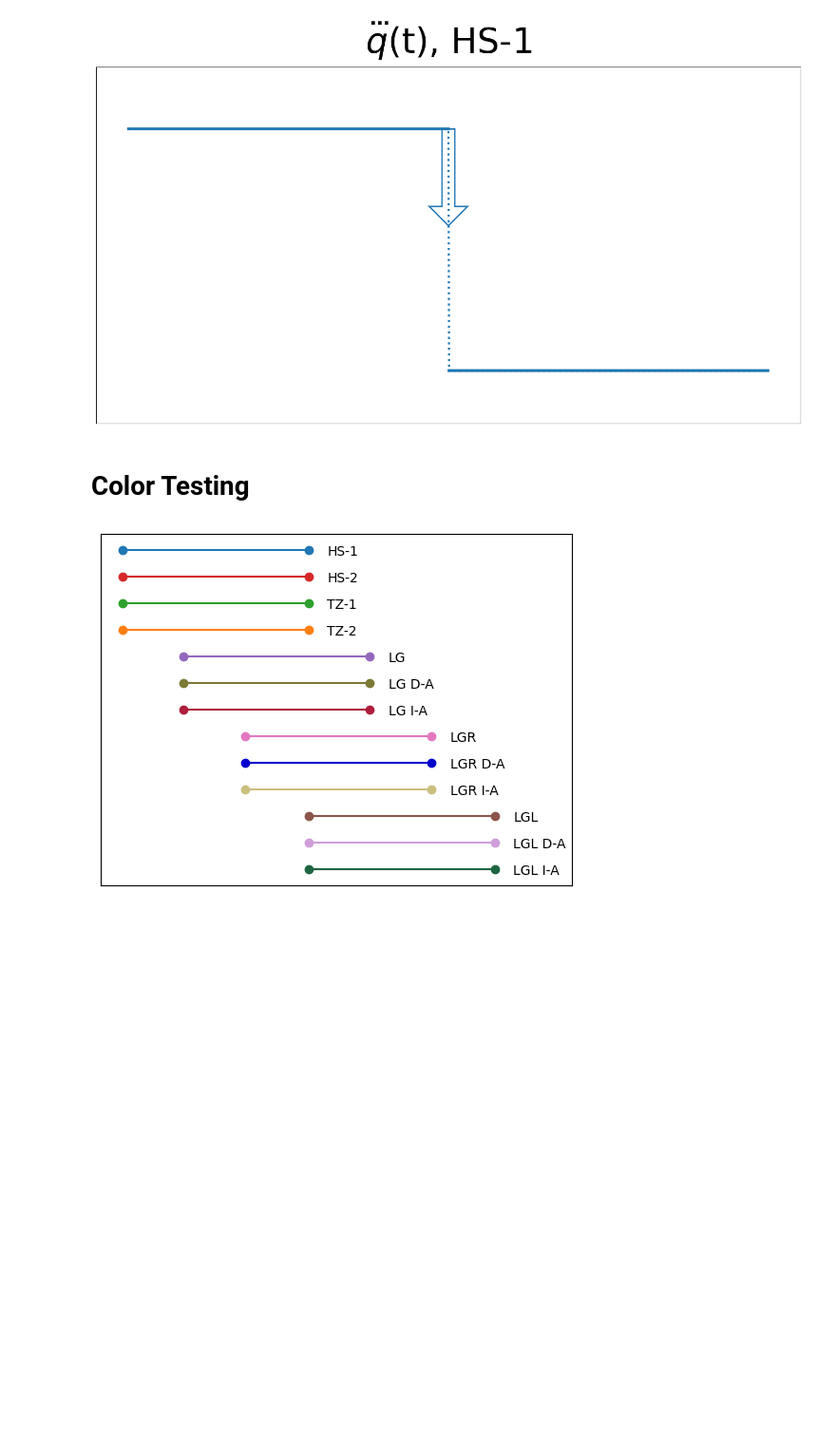
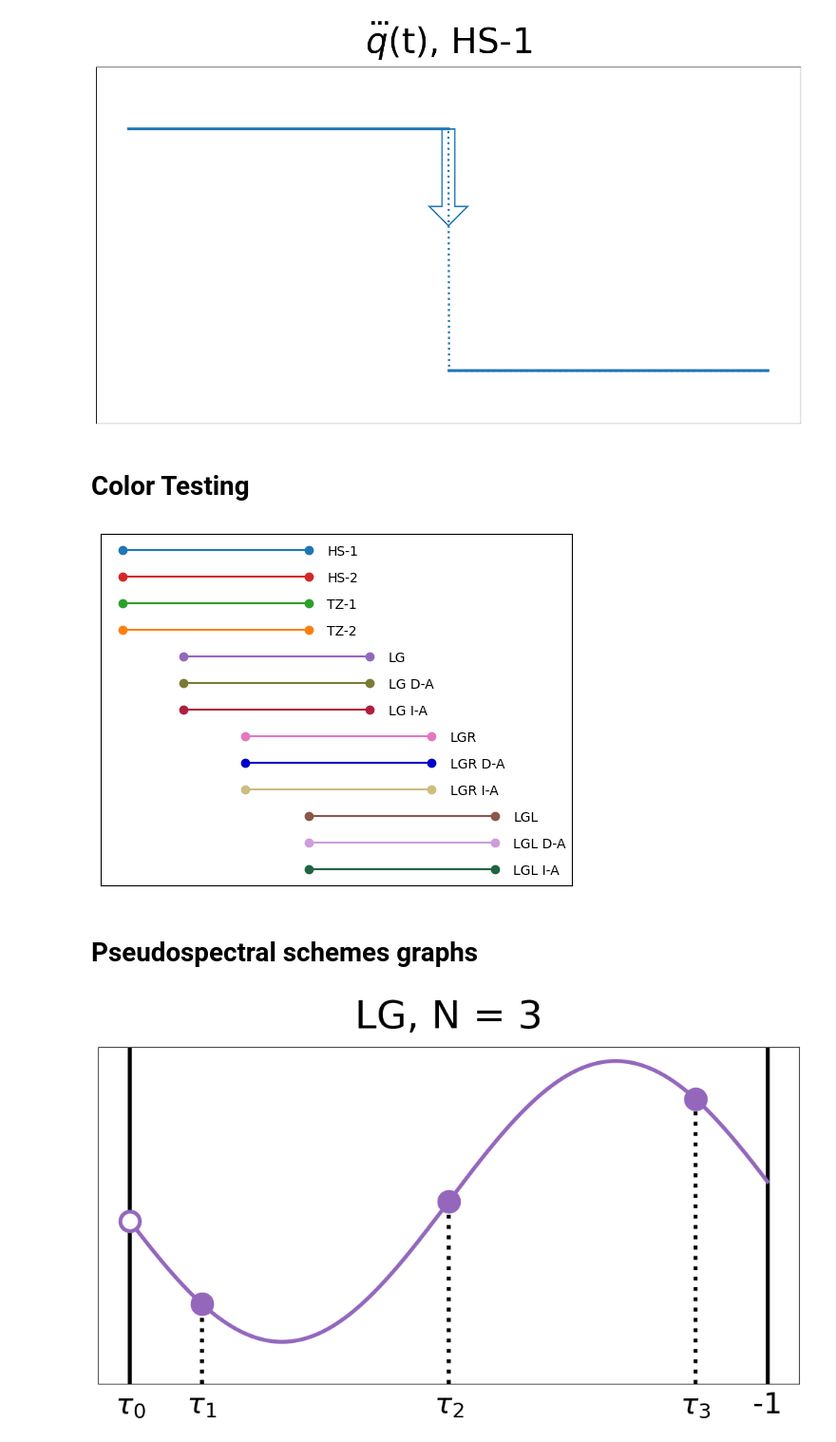
Before and after one commit to AunSiro/Cosejas_IRI, a Jupyter notebook: Casadi/sinthetic data for graphs.ipynb, the cells around one changed output. Shown at 95% size. Drawn from its saved outputs; the diff is of its cells as text; code cells hidden in the pictures; blank space fills up the shorter version.

Commit message:
graficas de esquemas pseudospectrales en sinthetic graphs

```diff
--- a/Casadi/sinthetic data for graphs.ipynb
+++ b/Casadi/sinthetic data for graphs.ipynb
@@ -928,3 +928,8 @@ plt.savefig('color_palette_thesis.png')
 [figure]
 # %%
 sch
+# %% [markdown]
+# Pseudospectral schemes graphs
+# %%
+t_arr = np.linspace(-1,1,500)
+y_arr = np.sin(t_arr*3)
@@ -930,0 +958,66 @@ sch
+# %%
+linewidth = 4
+marker_size = 20
+titlesize = 40
+plt.rcParams['axes.titlepad'] = 20
+save = True
+save_format = 'pdf'
+# %%
+scheme = 'LG'
+
+plt.figure(figsize=oct_fig_size)
+plt.title(scheme + ', N = 3', fontsize=titlesize)
+plt.tight_layout(pad=0.0)
+
+
+plt.vlines([-1,1], [-1.3, -1.3], [1.1,1.1],
+          lw = linewidth,
+          color = 'k')
+plt.vlines(lg_col, -1.3*np.ones_like(lg_col), lg_col_y,
+          lw = linewidth,
+          color = 'k',
+          ls = ':')
+
+plt.plot(t_arr, y_arr,
+         c = sch_to_color(scheme),
+         lw = linewidth
+        )
+plt.plot(lg_nod, lg_nod_y,'o' ,
+         mec = sch_to_color(scheme),
+         ms = marker_size,
+         mfc = 'w',
+         mew = linewidth
+        )
+
+plt.plot(lg_col, lg_col_y,'o' ,
+         mec = sch_to_color(scheme),
+         ms = marker_size,
+         mew = linewidth,
+         mfc = sch_to_color(scheme),
+        )
+plt.ylim(-1.3, 1.1)
+plt.tick_params(
+        axis='both',          # changes apply to the x-axis
+        which='both',      # both major and minor ticks are affected
+        bottom=False,      # ticks along the bottom edge are off
+        top=False,         # ticks along the top edge are off
+        left = False,
+        labelleft = False,
+        labelbottom=True)
+
+x_ticks = np.array(node_points(N_col+1, 'LG')+[1], dtype = float)
+x_labels = [r'$\tau_'+str(ii)+'$' for ii in range(N_col+1)] + ['-1']
+plt.xticks(x_ticks, x_labels, fontsize = 30)
+
+plt.tight_layout(pad=0.0)
+if save:
+        save_fig(
+            problem_name = problem_name,
+            graph_name = 'points',
+            schemes_printed = [scheme],
+            save_format = save_format,
+            N = N_col,
+            q_counter = None,
+        )
+# %% [output]
+[figure, added]
```
Also changed, not shown: parts of 5 cells of this notebook.
